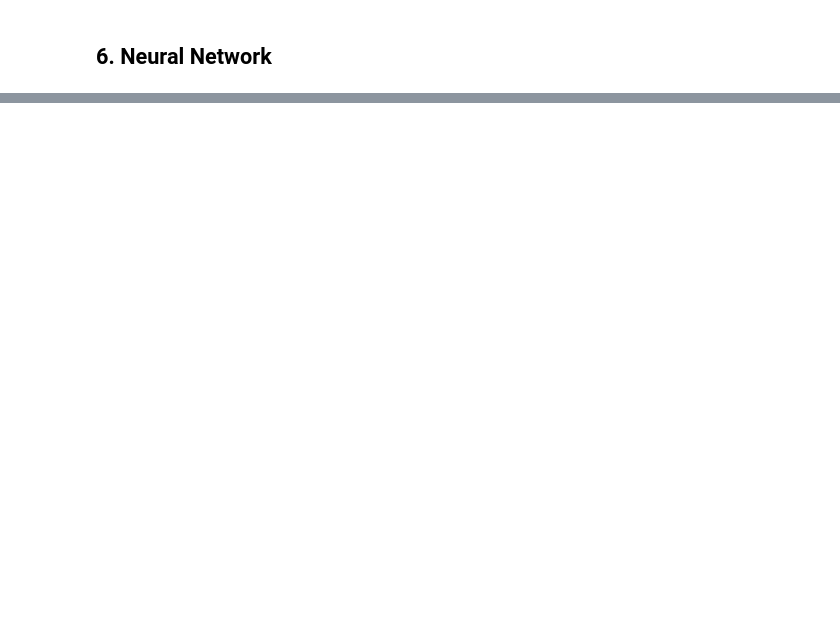
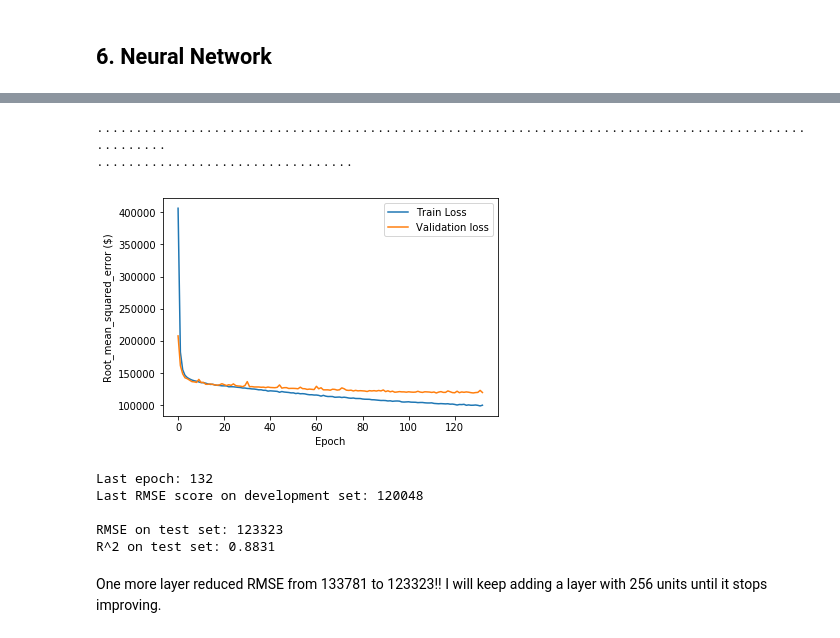
Before and after one commit to math470/Springboard_Capstone_Project_1, a Jupyter notebook: King County House Price Machine Learning.ipynb, the cells around one changed output, grey strips where cells are left out. Saved outputs shown, nothing was run; the diff lists cells and outputs as text; code cells hidden in the pictures; blank space fills up the shorter version.

```diff
--- a/King County House Price Machine Learning.ipynb
+++ b/King County House Price Machine Learning.ipynb
@@ -253,0 +793,34 @@ plt.show()
+# %%
+# Build model
+def nn_model_2():
+    # create model
+    model = Sequential()
+    model.add(Dense(128, input_dim=41, kernel_initializer='normal', activation='relu'))
+    model.add(Dense(256, kernel_initializer='normal', activation='relu'))
+    model.add(Dense(256, kernel_initializer='normal', activation='relu'))
+    model.add(Dense(1, kernel_initializer='normal', activation='linear'))
+    # Compile model
+    model.compile(loss='mean_squared_error', optimizer='adam',
+                  metrics=[root_mean_squared_error])
+    return model
+# %%
+model = nn_model_2()
+history = model.fit(X_train_scaled, y_train, epochs=200,
+                    validation_split=0.2, verbose=0,
+                    callbacks=[early_stop, PrintDot()])
+history_model_2 = history
+plot_history(history)
+# %% [output]
+....................................................................................................
+.................................
+[figure, added]
+# %%
+print_results_NN(history_model_2,X_test_scaled,y_test)
+# %% [output]
+Last epoch: 132
+Last RMSE score on development set: 120048
+
+RMSE on test set: 123323
+R^2 on test set: 0.8831
+# %% [markdown]
+One more layer reduced RMSE from 133781 to 123323!! I will keep adding a layer with 256 units until it stops improving.
```
Also changed, not shown: parts of 164 cells of this notebook.
